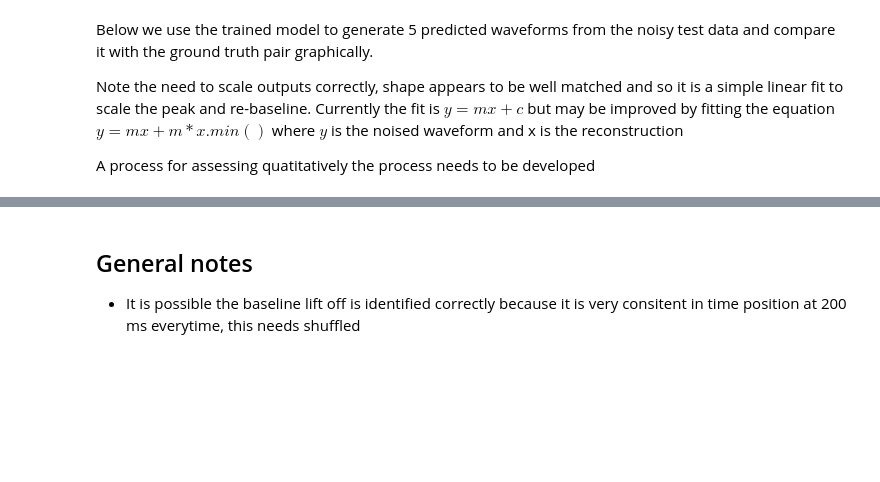
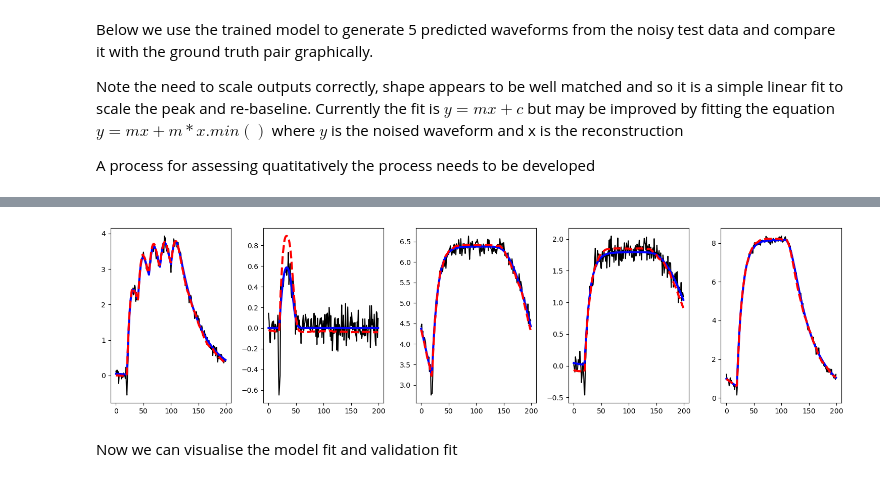
Before and after one commit to j1ling67n/ML-curve-smoothing, a Jupyter notebook: ML smoothing explanation.ipynb, the cells around one changed output, grey strips where cells are left out. Saved outputs shown, nothing was run; the diff lists cells and outputs as text; code cells hidden in the pictures; blank space fills up the shorter version.

```diff
--- a/ML smoothing explanation.ipynb
+++ b/ML smoothing explanation.ipynb
@@ -384,15 +391,15 @@ for i, ax in enumerate(axs):
     ax.plot(pure, c='b', linewidth=3)
 
     # peaks need to be rescaled, this is simply a scaling factor and baseline adjument so it a simple linear fit
-    positivies = np.where(np.sort(original) > 0)[0][0]
-
-    scaling = np.polyfit(np.sort(original)[positivies:],
-                         np.sort(reconstruction.squeeze())[positivies:],
+    scaling = np.polyfit(original,
+                         reconstruction,
                          1)
 
-    ax.plot(reconstruction/scaling[0],
+    ax.plot((reconstruction-scaling[1]) / scaling[0],
             c='r',
             linestyle='--',
-            marker='x')
+            linewidth=3,
+            zorder=3)
 
 plt.tight_layout()
+# %% [output]
@@ -399,3 +407,3 @@ plt.tight_layout()
+[figure, added]
-# %% [markdown]
-## General notes
-- It is possible the baseline lift off is identified correctly because it is very consitent in time position at 200 ms everytime, this needs shuffled
+# %% [markdown]
+Now we can visualise the model fit and validation fit
```
Also changed, not shown: parts of 10 cells of this notebook.
